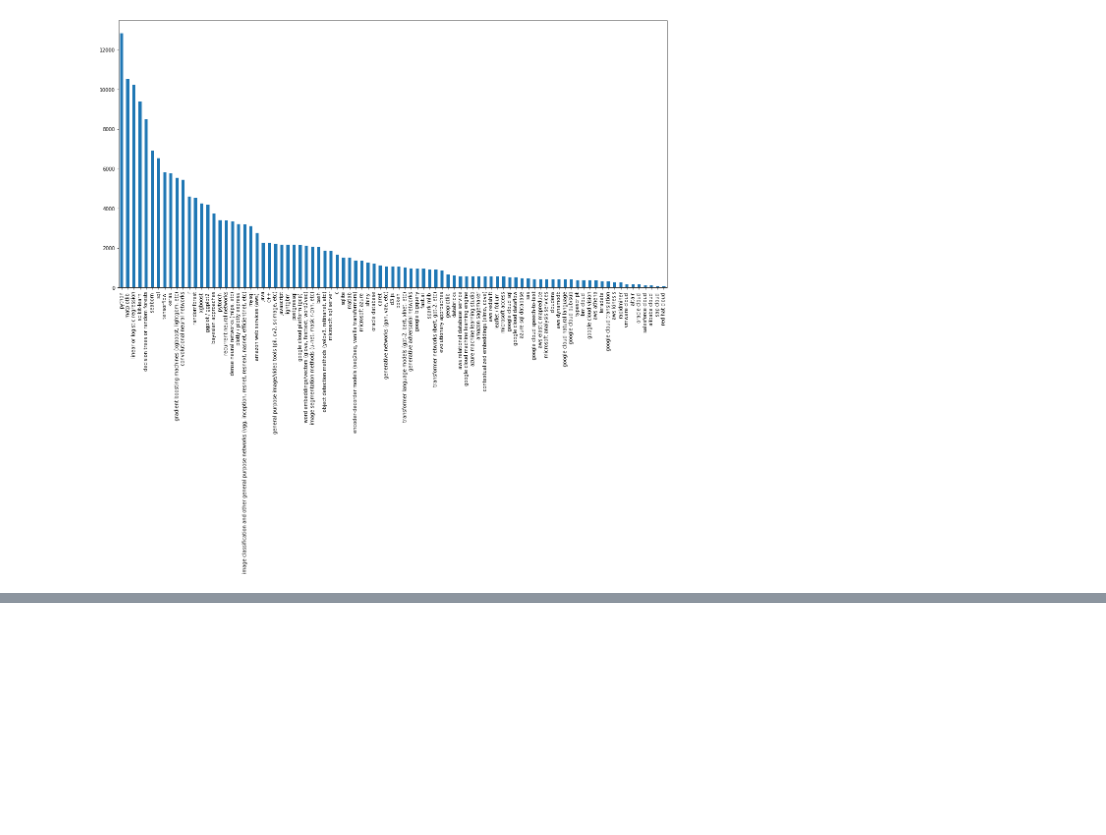
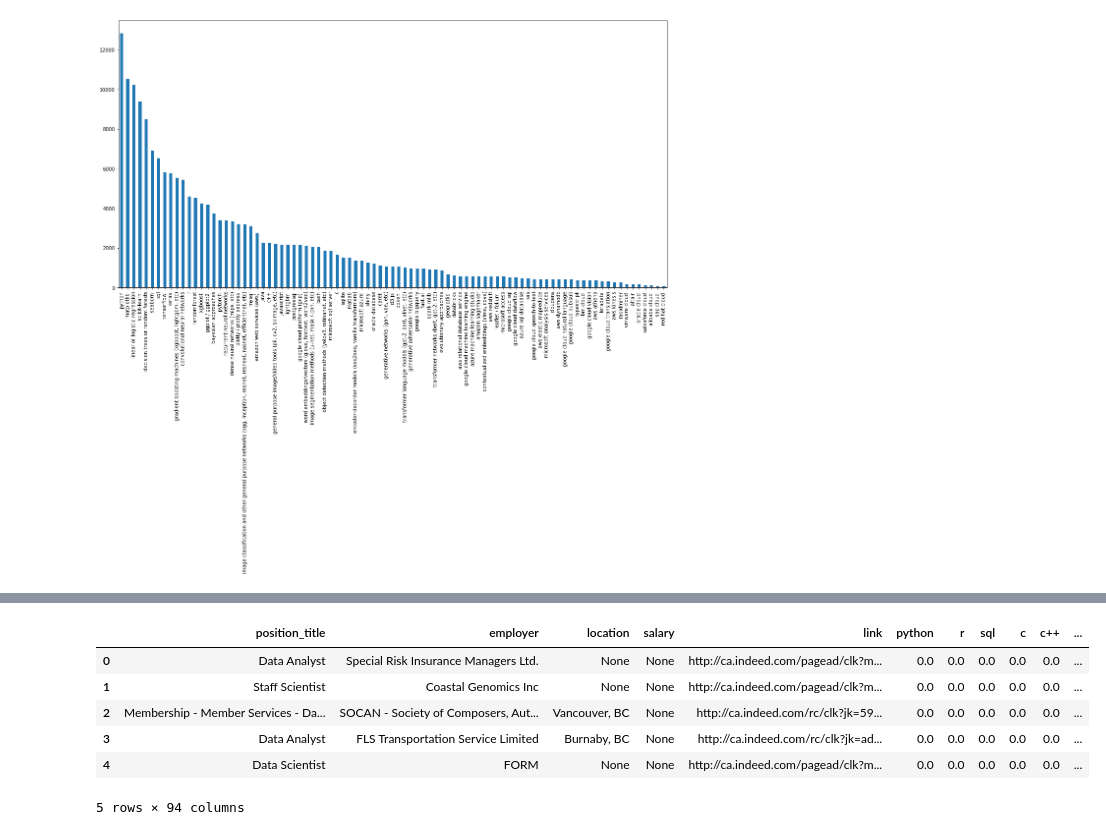
Before and after one commit to atkinssamuel/EdTech, a Jupyter notebook: 1-MIE-curriculum-design/1-MIE-curriculum-design-atkins.ipynb, the cells around one changed output, grey strips where cells are left out. Saved outputs shown, nothing was run; the diff lists cells and outputs as text; code cells hidden in the pictures; blank space fills up the shorter version.

```diff
--- a/1-MIE-curriculum-design/1-MIE-curriculum-design-atkins.ipynb
+++ b/1-MIE-curriculum-design/1-MIE-curriculum-design-atkins.ipynb
@@ -195,0 +221,13 @@ def get_jobs():
+# %%
+skills = kaggle_skills.columns.values
+for skill in skills:
+    job_info_df[skill] = np.zeros(len(job_info))
+job_info_df.head()
+# %% [output]
+|  | position_title | employer | location | salary | link | python | r | sql | c | c++ | ... |
+| 0 | Data Analyst | Special Risk Insurance Managers Ltd. | None | None | http://ca.indeed.com/pagead/clk?m... | 0.0 | 0.0 | 0.0 | 0.0 | 0.0 | ... |
+| 1 | Staff Scientist | Coastal Genomics Inc | None | None | http://ca.indeed.com/pagead/clk?m... | 0.0 | 0.0 | 0.0 | 0.0 | 0.0 | ... |
+| 2 | Membership - Member Services - Da... | SOCAN - Society of Composers, Aut... | Vancouver, BC | None | http://ca.indeed.com/rc/clk?jk=59... | 0.0 | 0.0 | 0.0 | 0.0 | 0.0 | ... |
+| 3 | Data Analyst | FLS Transportation Service Limited | Burnaby, BC | None | http://ca.indeed.com/rc/clk?jk=ad... | 0.0 | 0.0 | 0.0 | 0.0 | 0.0 | ... |
+| 4 | Data Scientist | FORM | None | None | http://ca.indeed.com/pagead/clk?m... | 0.0 | 0.0 | 0.0 | 0.0 | 0.0 | ... |
+5 rows × 94 columns
```
Also changed, not shown: parts of 13 cells of this notebook, 2 other files.
